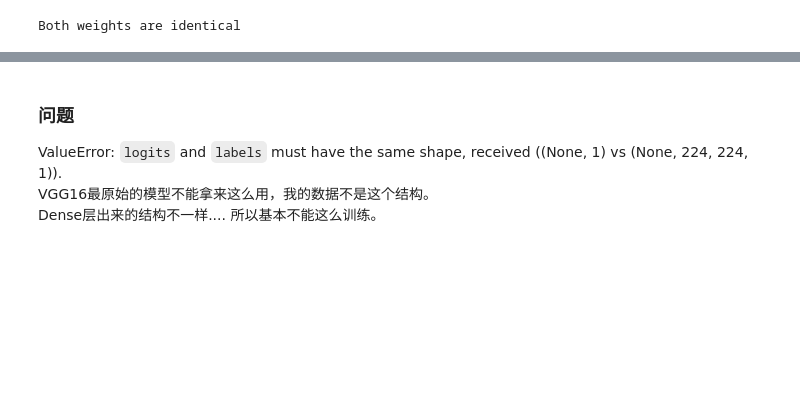
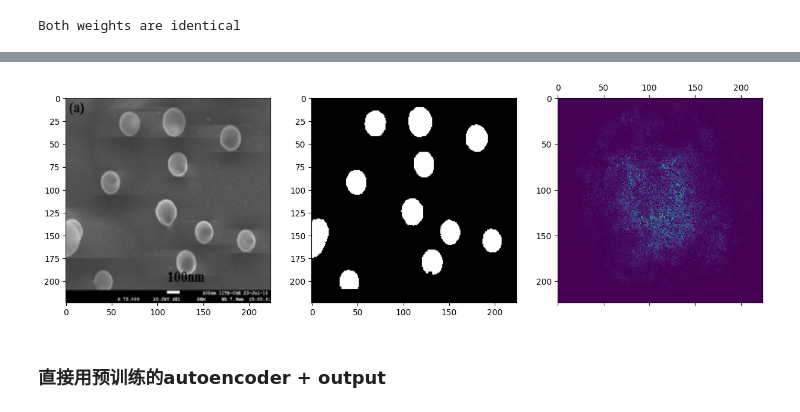
Before and after one commit to madcage1994/Grid-Search-on-AE, a Jupyter notebook: seg_test_emps.ipynb, the cells around one changed output, grey strips where cells are left out. Saved outputs shown, nothing was run; the diff lists cells and outputs as text; code cells hidden in the pictures; blank space fills up the shorter version.

```diff
--- a/seg_test_emps.ipynb
+++ b/seg_test_emps.ipynb
@@ -61,11 +68,11 @@ Both weights are identical
 # %%
-from keras.layers import Flatten, Dense
+from keras.layers import Flatten, Dense, Reshape
 
 conn_model.add(Flatten())
 conn_model.add(Dense(4096, activation='relu'))
 conn_model.add(Dense(4096, activation='relu'))
-conn_model.add(Dense(1, activation='sigmoid'))
-
+conn_model.add(Dense(224*224, activation='sigmoid'))
+conn_model.add(Reshape((224, 224, 1)))
 conn_model.summary()
 # %% [output]
 Model: "sequential"
@@ -90,5 +97,5 @@ import segmentation_models as sm
 from keras.callbacks import TensorBoard
 from datetime import datetime
 
-logssss = './grid-search/logs/segmentation_test/pretrained_vgg16_' + datetime.now().strftime("%Y%m%d-%H%M%S")
-conn_model.compile(optimizer='Adam', loss='binary_crossentropy', metrics=[sm.metrics.iou_score])
+logssss = './grid-search/logs/segmentation_test/vgg16_' + datetime.now().strftime("%Y%m%d-%H%M%S")
+conn_model.compile(optimizer='Adam', loss=sm.losses.binary_focal_jaccard_loss, metrics=[sm.metrics.iou_score])
@@ -98,4 +107,4 @@ y_train = np.load('./grid-search/dataset-emps/npy/spilt_80train_20test/y_train.n
 x_test = np.load('./grid-search/dataset-emps/npy/spilt_80train_20test/x_test.npy')
 y_test = np.load('./grid-search/dataset-emps/npy/spilt_80train_20test/y_test.npy')
 # %%
-conn_model.fit(x_train, y_train, verbose=1, batch_size=16, validation_data=(x_test, y_test), epochs=50, shuffle=False, callbacks=[TensorBoard(log_dir=logssss)])
+conn_model.fit(x_train, y_train, verbose=1, batch_size=32, validation_data=(x_test, y_test), epochs=100, shuffle=False, callbacks=[TensorBoard(log_dir=logssss)])
@@ -102,5 +130,16 @@ conn_model.fit(x_train, y_train, verbose=1, batch_size=16, validation_data=(x_te
-# %% [markdown]
-### 问题
-   ValueError: `logits` and `labels` must have the same shape, received ((None, 1) vs (None, 224, 224, 1)).
-VGG16最原始的模型不能拿来这么用，我的数据不是这个结构。
-Dense层出来的结构不一样.... 所以基本不能这么训练。
+# %%
+preee = conn_model.predict(x_train[0:10])
+# %%
+import matplotlib.pyplot as plt
+
+fig, ax = plt.subplots(1,3, figsize = (15,10))
+ax[0].imshow(x_train[1])
+ax[1].imshow(y_train[1], cmap = 'gray')
+ax[2].matshow(preee[1])
+
+
+plt.show()
+# %% [output]
+[figure, added]
+# %% [markdown]
+### 直接用预训练的autoencoder + output
```
Also changed, not shown: parts of 24 cells of this notebook, 9 other files.
